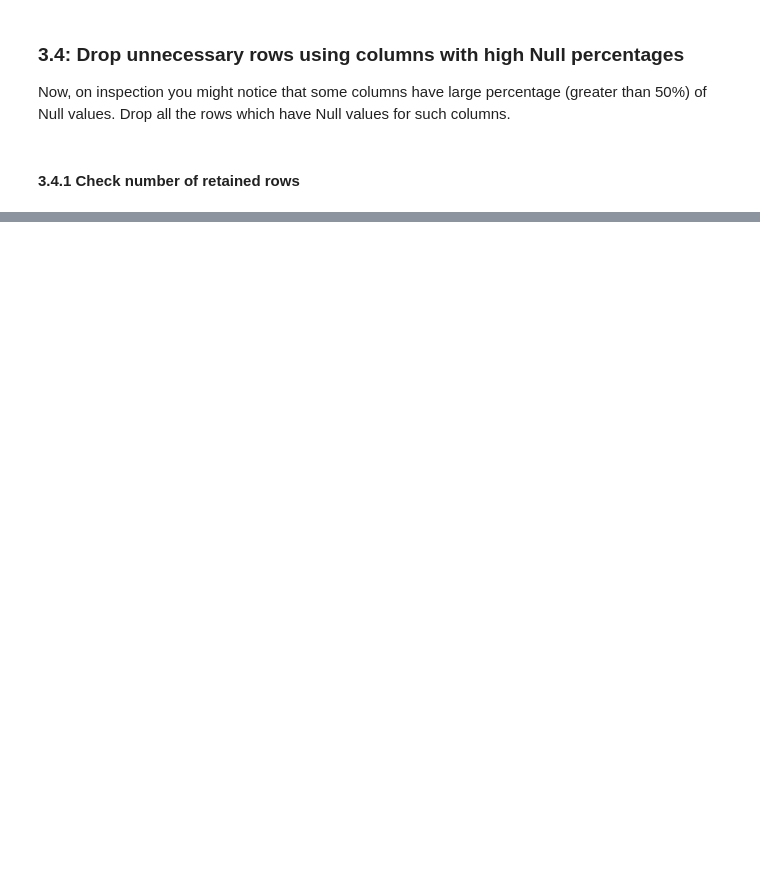
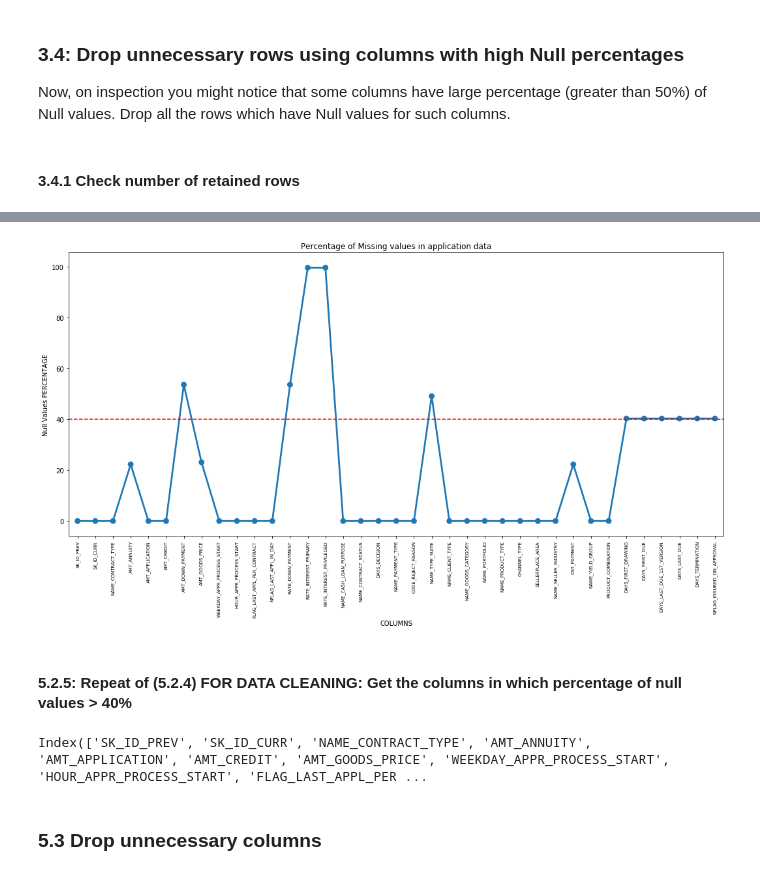
Before and after one commit to padma-it/DataScienceCaseStudies, a Jupyter notebook: Credit EDA/Credit_EDA_Case_Study_Padma.ipynb, the cells around one changed output, grey strips where cells are left out. Saved outputs shown, nothing was run; the diff lists cells and outputs as text; code cells hidden in the pictures; blank space fills up the shorter version.

```diff
--- a/Credit EDA/Credit_EDA_Case_Study_Padma.ipynb
+++ b/Credit EDA/Credit_EDA_Case_Study_Padma.ipynb
@@ -253,0 +164,5 @@ Percentage of rows retained:  100.0
+# %%
+# importing the previous_application csv file as applicationDF
+import pandas as pd
+previousDF= pd.read_csv("previous_application.csv")
+previousDF.head(1)
@@ -253,0 +178,4 @@ Percentage of rows retained:  100.0
+# %%
+null_previousDF = pd.DataFrame((previousDF.isnull().sum())*100/previousDF.shape[0]).reset_index()
+null_previousDF.columns = ['Column Name', 'Null Values Percentage']
+null_previousDF
@@ -253,0 +200,22 @@ Percentage of rows retained:  100.0
+# %%
+# Plotting the missing values
+fig = plt.figure(figsize=(18,8))
+ax = sns.pointplot(x="Column Name",y="Null Values Percentage",data=null_previousDF)
+plt.xticks(rotation =90,fontsize =7)
+ax.axhline(40, ls='--',color='red')
+plt.title("Percentage of Missing values in application data")
+plt.ylabel("Null Values PERCENTAGE")
+plt.xlabel("COLUMNS")
+plt.show()
+# %% [output]
+[figure, added]
+# %% [markdown]
+#### 5.2.5: Repeat of (5.2.4) FOR DATA CLEANING: Get the columns in which percentage of null values > 40%
+# %%
+cols = previousDF.columns[previousDF.isnull().mean()>=0.4]
+previousDF.drop(cols, axis=1,inplace=True)
+previousDF.columns
+# %% [output]
+Index(['SK_ID_PREV', 'SK_ID_CURR', 'NAME_CONTRACT_TYPE', 'AMT_ANNUITY', 'AMT_APPLICATION', 'AMT_CREDIT', 'AMT_GOODS_PRICE', 'WEEKDAY_APPR_PROCESS_START', 'HOUR_APPR_PROCESS_START', 'FLAG_LAST_APPL_PER ...
+# %% [markdown]
+### 5.3 Drop unnecessary columns
```
Also changed, not shown: parts of 42 cells of this notebook, 4 other files.
